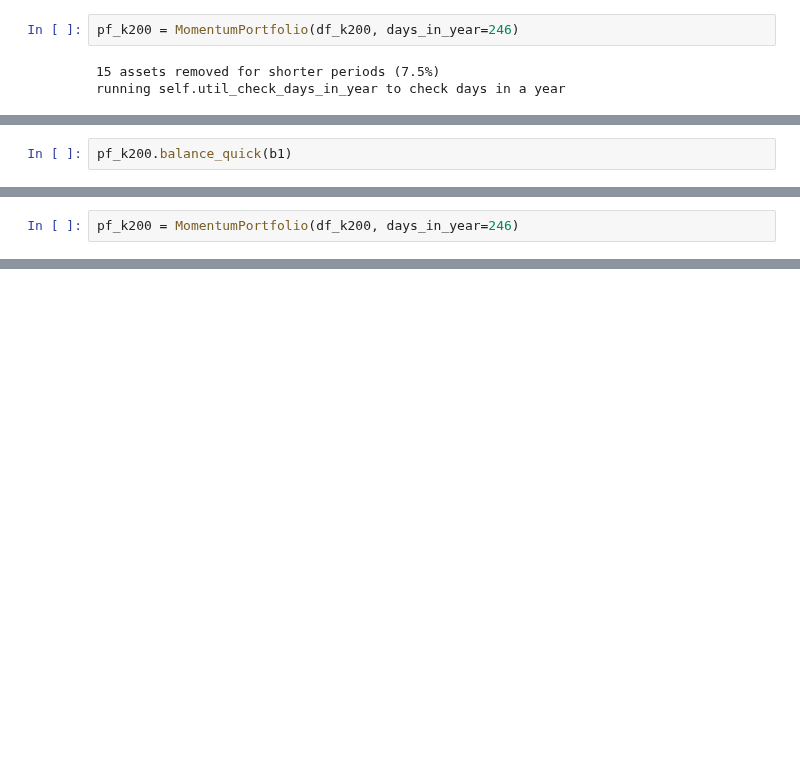
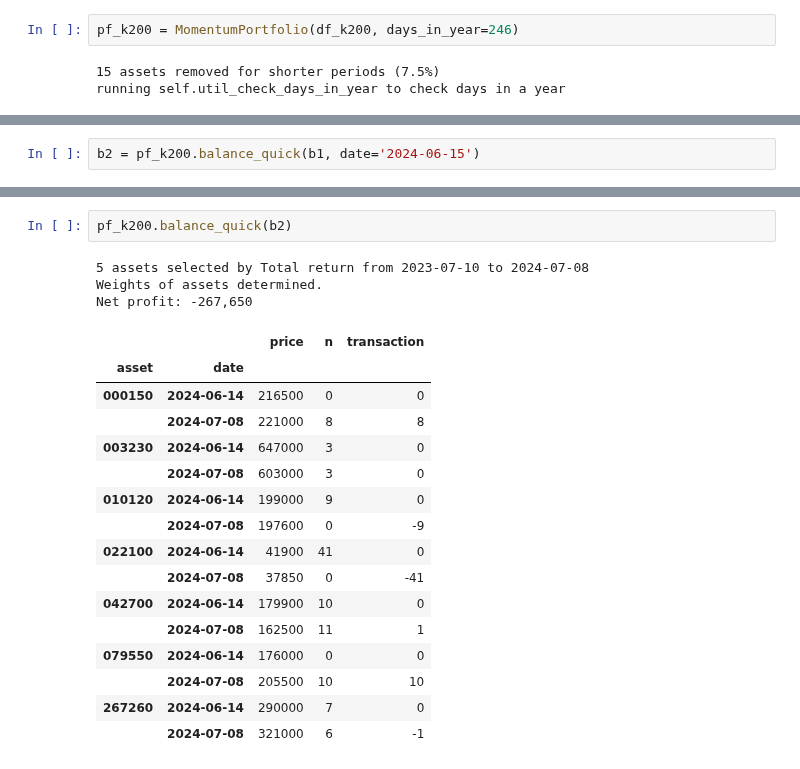
Before and after one commit to lbk209/portfolio, a Jupyter notebook: Asset_Management.ipynb, the cells around one changed output, grey strips where cells are left out. Cells and saved outputs as stored; diff of their text form; blank space fills up the shorter version.

Commit message:
update balance

```diff
--- a/Asset_Management.ipynb
+++ b/Asset_Management.ipynb
@@ -704,3 +716,3 @@ Weights of assets determined.
 # %%
-pf_k200.balance_quick(b1)
+b2 = pf_k200.balance_quick(b1, date='2024-06-15')
 # %% [output]
@@ -726,2 +721,0 @@ Net profit: 421,700
-# %%
-pf_k200 = MomentumPortfolio(df_k200, days_in_year=246)
@@ -762,0 +737,22 @@ Portfolio on 2024-07-01
+# %%
+pf_k200.balance_quick(b2)
+# %% [output]
+5 assets selected by Total return from 2023-07-10 to 2024-07-08
+Weights of assets determined.
+Net profit: -267,650
+|  |  | price | n | transaction |
+| asset | date |  |  |  |
+| 000150 | 2024-06-14 | 216500 | 0 | 0 |
+|  | 2024-07-08 | 221000 | 8 | 8 |
+| 003230 | 2024-06-14 | 647000 | 3 | 0 |
+|  | 2024-07-08 | 603000 | 3 | 0 |
+| 010120 | 2024-06-14 | 199000 | 9 | 0 |
+|  | 2024-07-08 | 197600 | 0 | -9 |
+| 022100 | 2024-06-14 | 41900 | 41 | 0 |
+|  | 2024-07-08 | 37850 | 0 | -41 |
+| 042700 | 2024-06-14 | 179900 | 10 | 0 |
+|  | 2024-07-08 | 162500 | 11 | 1 |
+| 079550 | 2024-06-14 | 176000 | 0 | 0 |
+|  | 2024-07-08 | 205500 | 10 | 10 |
+| 267260 | 2024-06-14 | 290000 | 7 | 0 |
+|  | 2024-07-08 | 321000 | 6 | -1 |
```
Also changed, not shown: parts of 9 cells of this notebook, 1 other file.
